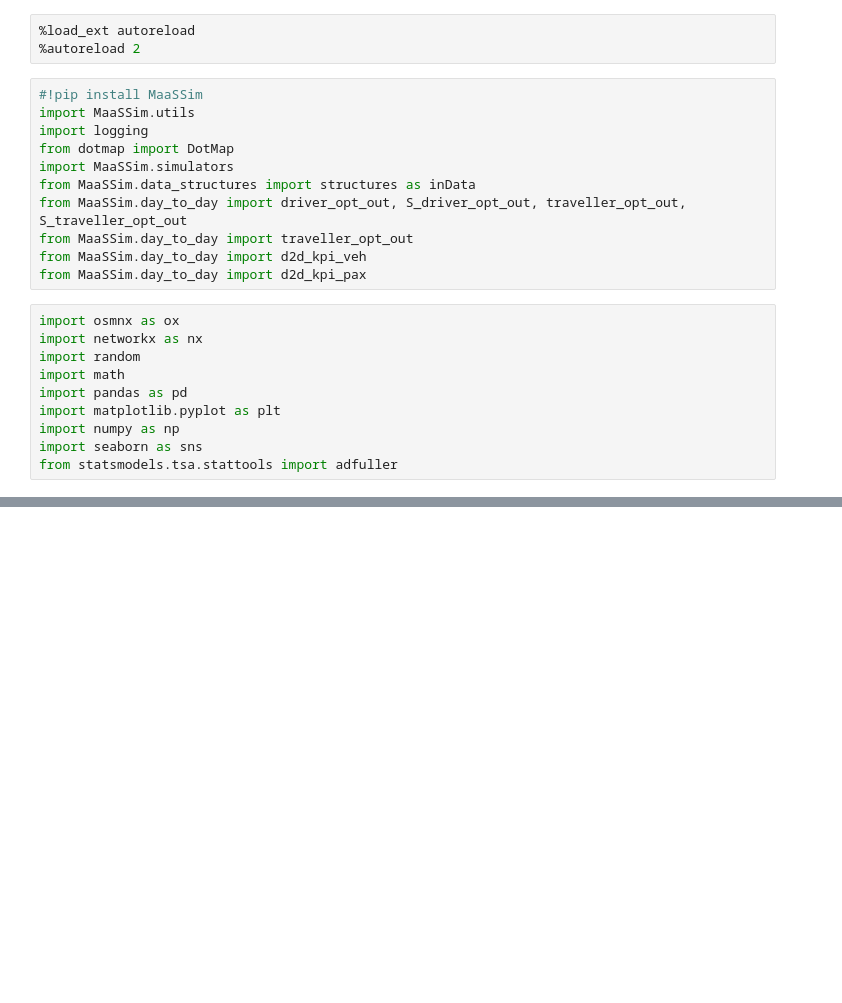
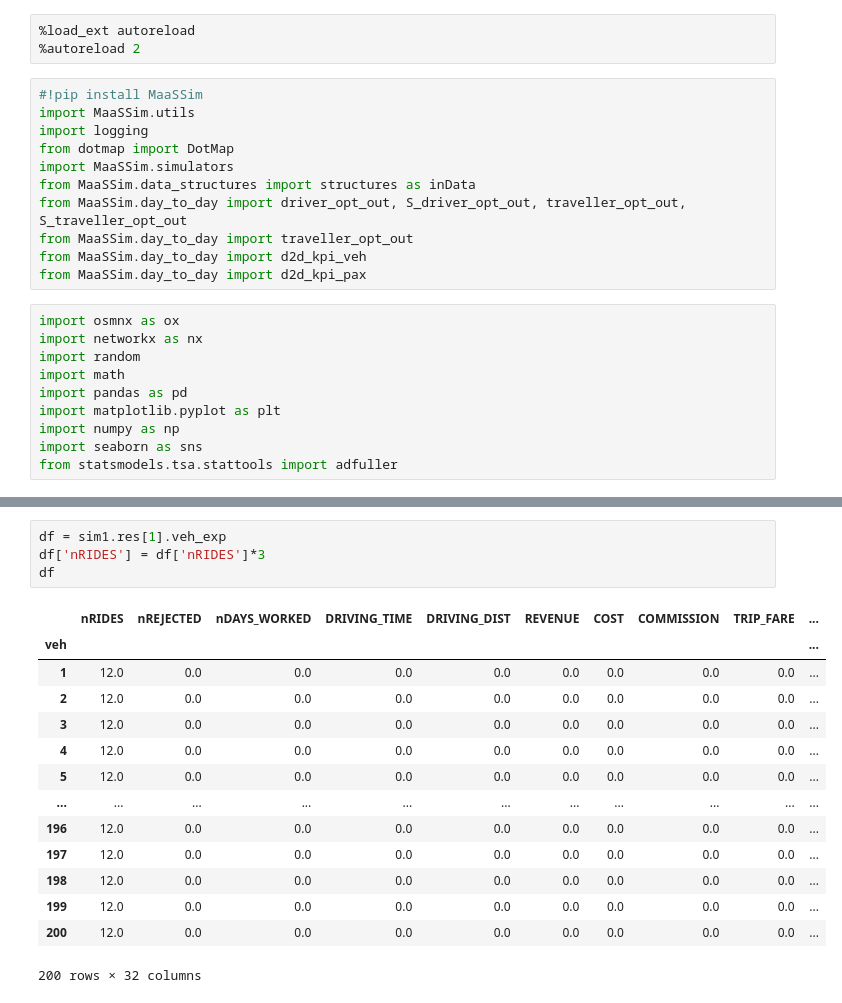
Before and after one commit to Farnoud-G/MaaSSim, a Jupyter notebook: docs/tutorials/S.ipynb, the cells around one changed output, grey strips where cells are left out. Saved outputs shown, nothing was run; the diff lists cells and outputs as text; blank space fills up the shorter version.

```diff
--- a/docs/tutorials/S.ipynb
+++ b/docs/tutorials/S.ipynb
@@ -104,0 +96,19 @@ sim = MaaSSim.simulators.simulate(params=params, f_driver_out=S_driver_opt_out,f
+# %%
+df = sim1.res[1].veh_exp
+df['nRIDES'] = df['nRIDES']*3
+df
+# %% [output]
+|  | nRIDES | nREJECTED | nDAYS_WORKED | DRIVING_TIME | DRIVING_DIST | REVENUE | COST | COMMISSION | TRIP_FARE | ... |
+| veh |  |  |  |  |  |  |  |  |  | ... |
+| 1 | 12.0 | 0.0 | 0.0 | 0.0 | 0.0 | 0.0 | 0.0 | 0.0 | 0.0 | ... |
+| 2 | 12.0 | 0.0 | 0.0 | 0.0 | 0.0 | 0.0 | 0.0 | 0.0 | 0.0 | ... |
+| 3 | 12.0 | 0.0 | 0.0 | 0.0 | 0.0 | 0.0 | 0.0 | 0.0 | 0.0 | ... |
+| 4 | 12.0 | 0.0 | 0.0 | 0.0 | 0.0 | 0.0 | 0.0 | 0.0 | 0.0 | ... |
+| 5 | 12.0 | 0.0 | 0.0 | 0.0 | 0.0 | 0.0 | 0.0 | 0.0 | 0.0 | ... |
+| ... | ... | ... | ... | ... | ... | ... | ... | ... | ... | ... |
+| 196 | 12.0 | 0.0 | 0.0 | 0.0 | 0.0 | 0.0 | 0.0 | 0.0 | 0.0 | ... |
+| 197 | 12.0 | 0.0 | 0.0 | 0.0 | 0.0 | 0.0 | 0.0 | 0.0 | 0.0 | ... |
+| 198 | 12.0 | 0.0 | 0.0 | 0.0 | 0.0 | 0.0 | 0.0 | 0.0 | 0.0 | ... |
+| 199 | 12.0 | 0.0 | 0.0 | 0.0 | 0.0 | 0.0 | 0.0 | 0.0 | 0.0 | ... |
+| 200 | 12.0 | 0.0 | 0.0 | 0.0 | 0.0 | 0.0 | 0.0 | 0.0 | 0.0 | ... |
+200 rows × 32 columns
```
Also changed, not shown: parts of 18 cells of this notebook, 5 other files.
